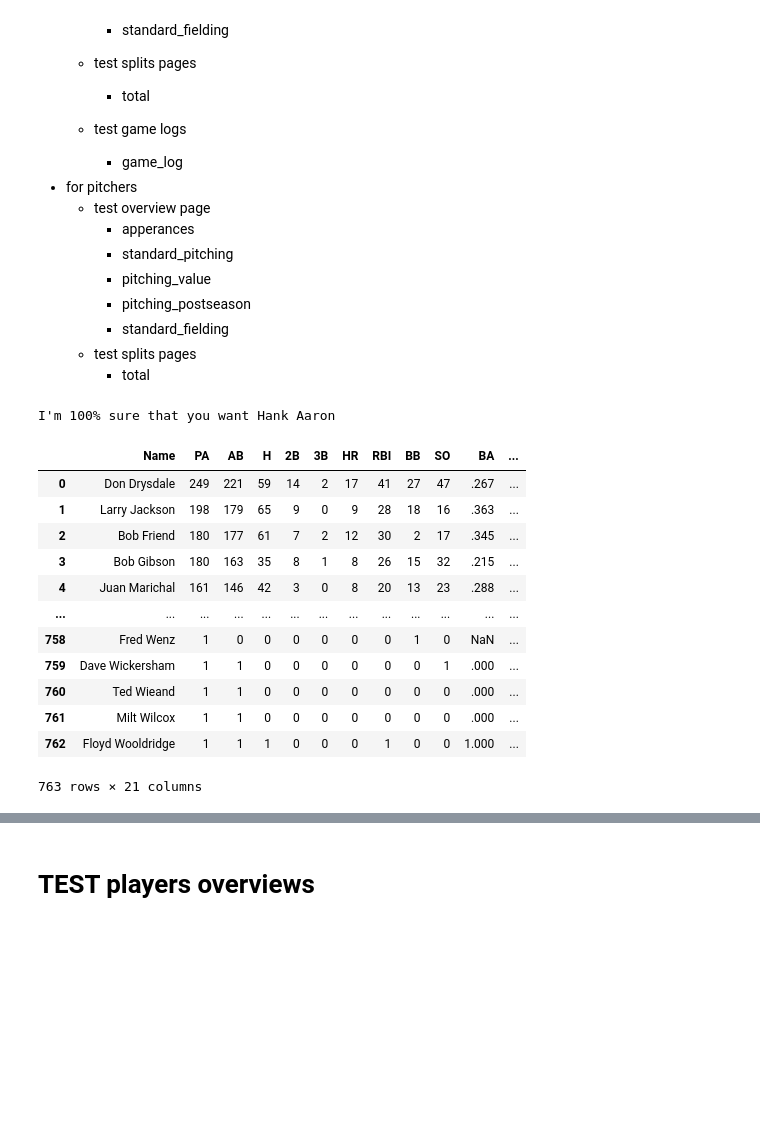
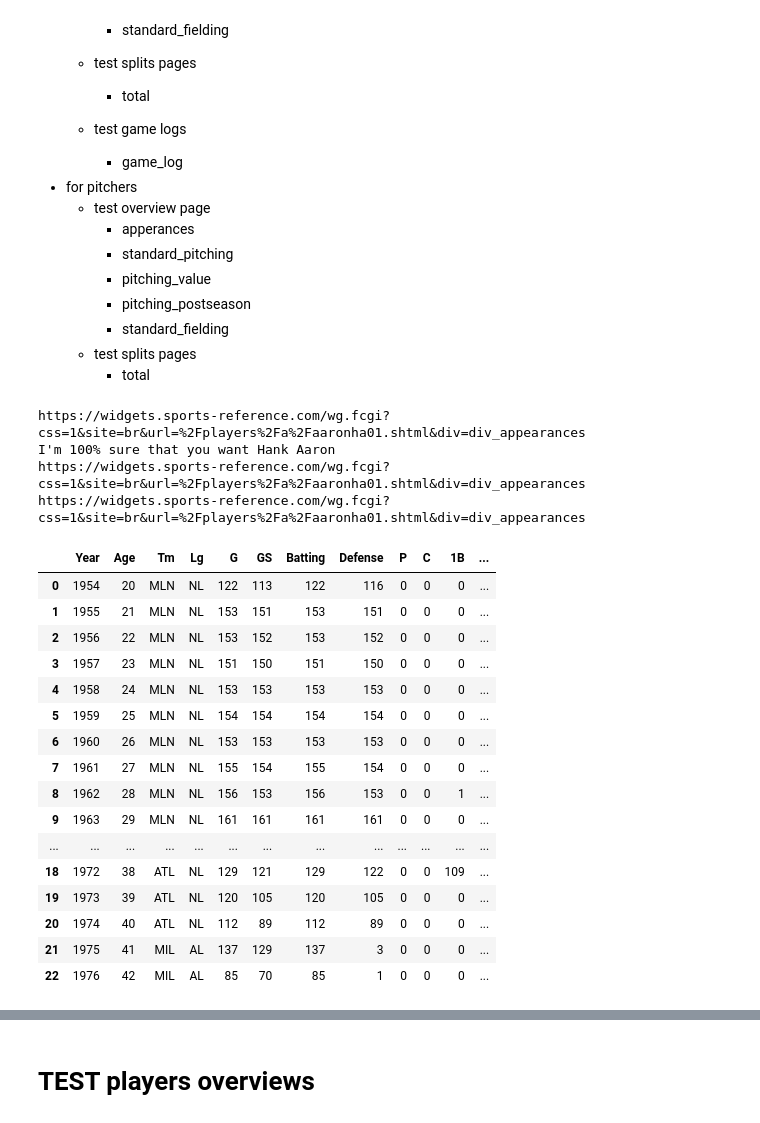
Before and after one commit to double-dose-larry/sportsref, a Jupyter notebook: test_players.ipynb, the cells around one changed output, grey strips where cells are left out. Cells and saved outputs as stored; diff of their text form; code cells hidden in the pictures; blank space fills up the shorter version.

Commit message:
starts transition to sportsref

```diff
--- a/test_players.ipynb
+++ b/test_players.ipynb
@@ -31,23 +31,31 @@ for players:
         * standard_fielding
     * test splits pages
         * total
-# %%
-Player("hank aaron").vs_pitcher()
-# %% [output]
-I'm 100% sure that you want Hank Aaron
-|  | Name | PA | AB | H | 2B | 3B | HR | RBI | BB | SO | BA | ... |
-| 0 | Don Drysdale | 249 | 221 | 59 | 14 | 2 | 17 | 41 | 27 | 47 | .267 | ... |
-| 1 | Larry Jackson | 198 | 179 | 65 | 9 | 0 | 9 | 28 | 18 | 16 | .363 | ... |
-| 2 | Bob Friend | 180 | 177 | 61 | 7 | 2 | 12 | 30 | 2 | 17 | .345 | ... |
-| 3 | Bob Gibson | 180 | 163 | 35 | 8 | 1 | 8 | 26 | 15 | 32 | .215 | ... |
-| 4 | Juan Marichal | 161 | 146 | 42 | 3 | 0 | 8 | 20 | 13 | 23 | .288 | ... |
-| ... | ... | ... | ... | ... | ... | ... | ... | ... | ... | ... | ... | ... |
-| 758 | Fred Wenz | 1 | 0 | 0 | 0 | 0 | 0 | 0 | 1 | 0 | NaN | ... |
-| 759 | Dave Wickersham | 1 | 1 | 0 | 0 | 0 | 0 | 0 | 0 | 1 | .000 | ... |
-| 760 | Ted Wieand | 1 | 1 | 0 | 0 | 0 | 0 | 0 | 0 | 0 | .000 | ... |
-| 761 | Milt Wilcox | 1 | 1 | 0 | 0 | 0 | 0 | 0 | 0 | 0 | .000 | ... |
-| 762 | Floyd Wooldridge | 1 | 1 | 1 | 0 | 0 | 0 | 1 | 0 | 0 | 1.000 | ... |
-763 rows × 21 columns
+# %%
+print("https://widgets.sports-reference.com/wg.fcgi?css=1&site=br&url=%2Fplayers%2Fa%2Faaronha01.shtml&div=div_appearances")
+Player("hank aaron").overview()
+# %% [output]
+https://widgets.sports-reference.com/wg.fcgi?css=1&site=br&url=%2Fplayers%2Fa%2Faaronha01.shtml&div=div_appearances
+I'm 100% sure that you want Hank Aaron
+https://widgets.sports-reference.com/wg.fcgi?css=1&site=br&url=%2Fplayers%2Fa%2Faaronha01.shtml&div=div_appearances
+https://widgets.sports-reference.com/wg.fcgi?css=1&site=br&url=%2Fplayers%2Fa%2Faaronha01.shtml&div=div_appearances
+|  | Year | Age | Tm | Lg | G | GS | Batting | Defense | P | C | 1B | ... |
+| 0 | 1954 | 20 | MLN | NL | 122 | 113 | 122 | 116 | 0 | 0 | 0 | ... |
+| 1 | 1955 | 21 | MLN | NL | 153 | 151 | 153 | 151 | 0 | 0 | 0 | ... |
+| 2 | 1956 | 22 | MLN | NL | 153 | 152 | 153 | 152 | 0 | 0 | 0 | ... |
+| 3 | 1957 | 23 | MLN | NL | 151 | 150 | 151 | 150 | 0 | 0 | 0 | ... |
+| 4 | 1958 | 24 | MLN | NL | 153 | 153 | 153 | 153 | 0 | 0 | 0 | ... |
+| 5 | 1959 | 25 | MLN | NL | 154 | 154 | 154 | 154 | 0 | 0 | 0 | ... |
+| 6 | 1960 | 26 | MLN | NL | 153 | 153 | 153 | 153 | 0 | 0 | 0 | ... |
+| 7 | 1961 | 27 | MLN | NL | 155 | 154 | 155 | 154 | 0 | 0 | 0 | ... |
+| 8 | 1962 | 28 | MLN | NL | 156 | 153 | 156 | 153 | 0 | 0 | 1 | ... |
+| 9 | 1963 | 29 | MLN | NL | 161 | 161 | 161 | 161 | 0 | 0 | 0 | ... |
+| ... | ... | ... | ... | ... | ... | ... | ... | ... | ... | ... | ... | ... |
+| 18 | 1972 | 38 | ATL | NL | 129 | 121 | 129 | 122 | 0 | 0 | 109 | ... |
+| 19 | 1973 | 39 | ATL | NL | 120 | 105 | 120 | 105 | 0 | 0 | 0 | ... |
+| 20 | 1974 | 40 | ATL | NL | 112 | 89 | 112 | 89 | 0 | 0 | 0 | ... |
+| 21 | 1975 | 41 | MIL | AL | 137 | 129 | 137 | 3 | 0 | 0 | 0 | ... |
+| 22 | 1976 | 42 | MIL | AL | 85 | 70 | 85 | 1 | 0 | 0 | 0 | ... |
 # %%
 # test prep
 
```
Also changed, not shown: parts of 8 cells of this notebook, 1 other file.
